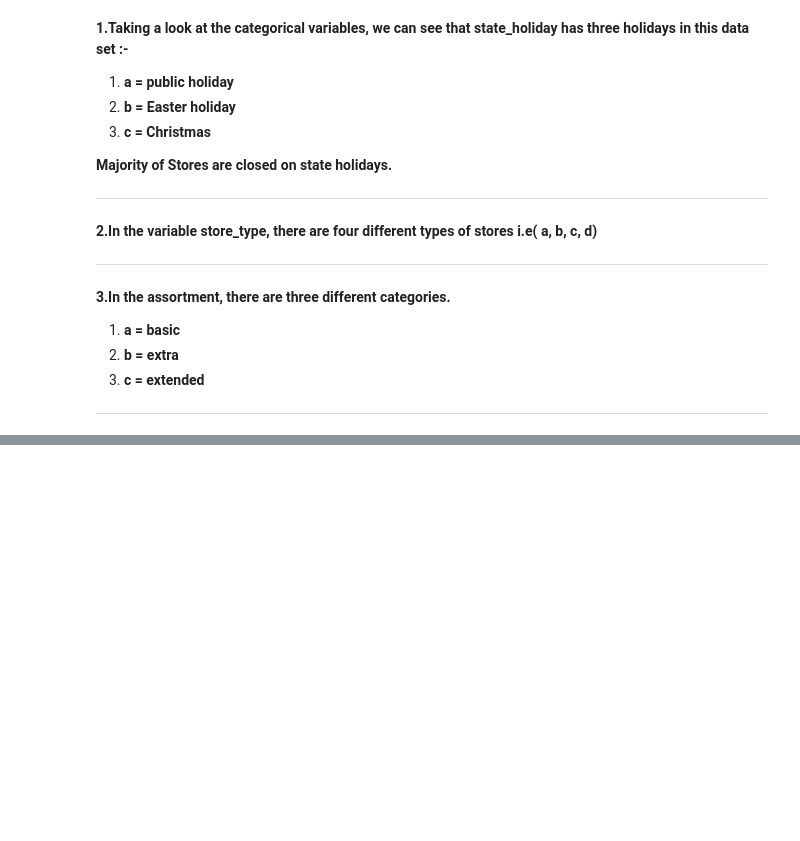
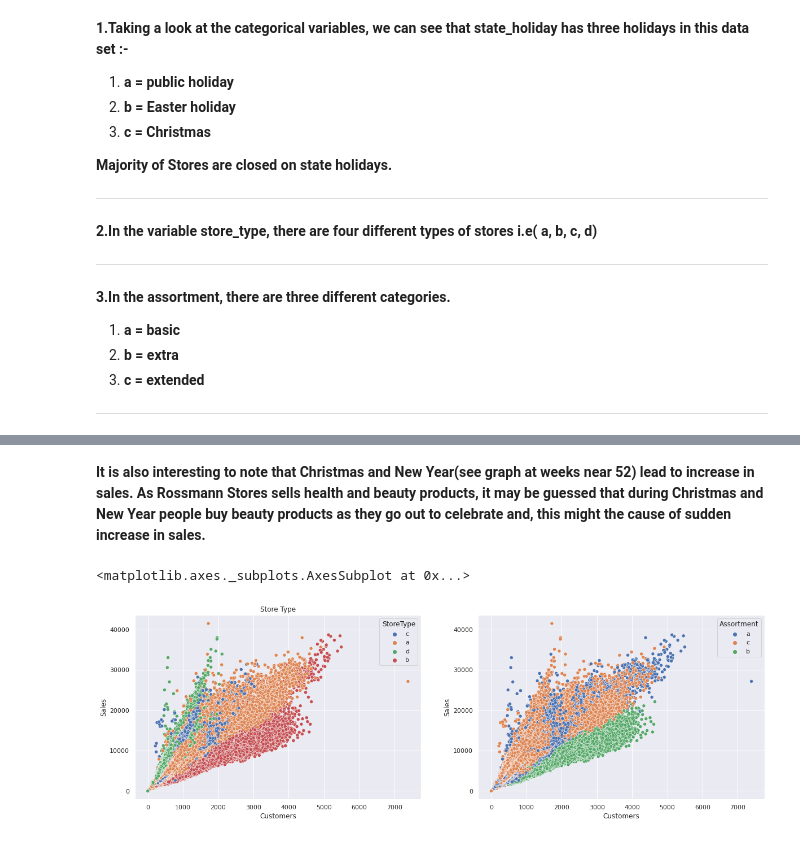
Before and after one commit to priyankashinde-DS/Rossmann_sales_prediction, a Jupyter notebook: ML(Supervised)_Rossmann_Sales_Prediction_Capstone_Project.ipynb, the cells around one changed output, grey strips where cells are left out. Drawn from its saved outputs; the diff is of its cells as text; code cells hidden in the pictures; blank space fills up the shorter version.

```diff
--- a/ML(Supervised)_Rossmann_Sales_Prediction_Capstone_Project.ipynb
+++ b/ML(Supervised)_Rossmann_Sales_Prediction_Capstone_Project.ipynb
@@ -428,0 +458,12 @@ sns.countplot(store_sale_data['Assortment'])
+# %% [markdown]
+**It is also interesting to note that Christmas and New Year(see graph at weeks near 52) lead to increase in sales. As Rossmann Stores sells health and beauty products, it may be guessed that during Christmas and New Year people buy beauty products as they go out to celebrate and, this might the cause of sudden increase in sales.**
+# %%
+plt.figure(figsize=(20,6))
+plt.subplot(121)
+plt.title("Store Type")
+sns.scatterplot(data=store_sale_data,x='Customers',y='Sales',hue='StoreType',estimator=np.sum)
+plt.subplot(122)
+sns.scatterplot(data=store_sale_data,x='Customers',y='Sales',hue='Assortment',estimator=np.sum)
+# %% [output]
+<matplotlib.axes._subplots.AxesSubplot at 0x...>
+[figure, added]
```
Also changed, not shown: parts of 16 cells of this notebook.
